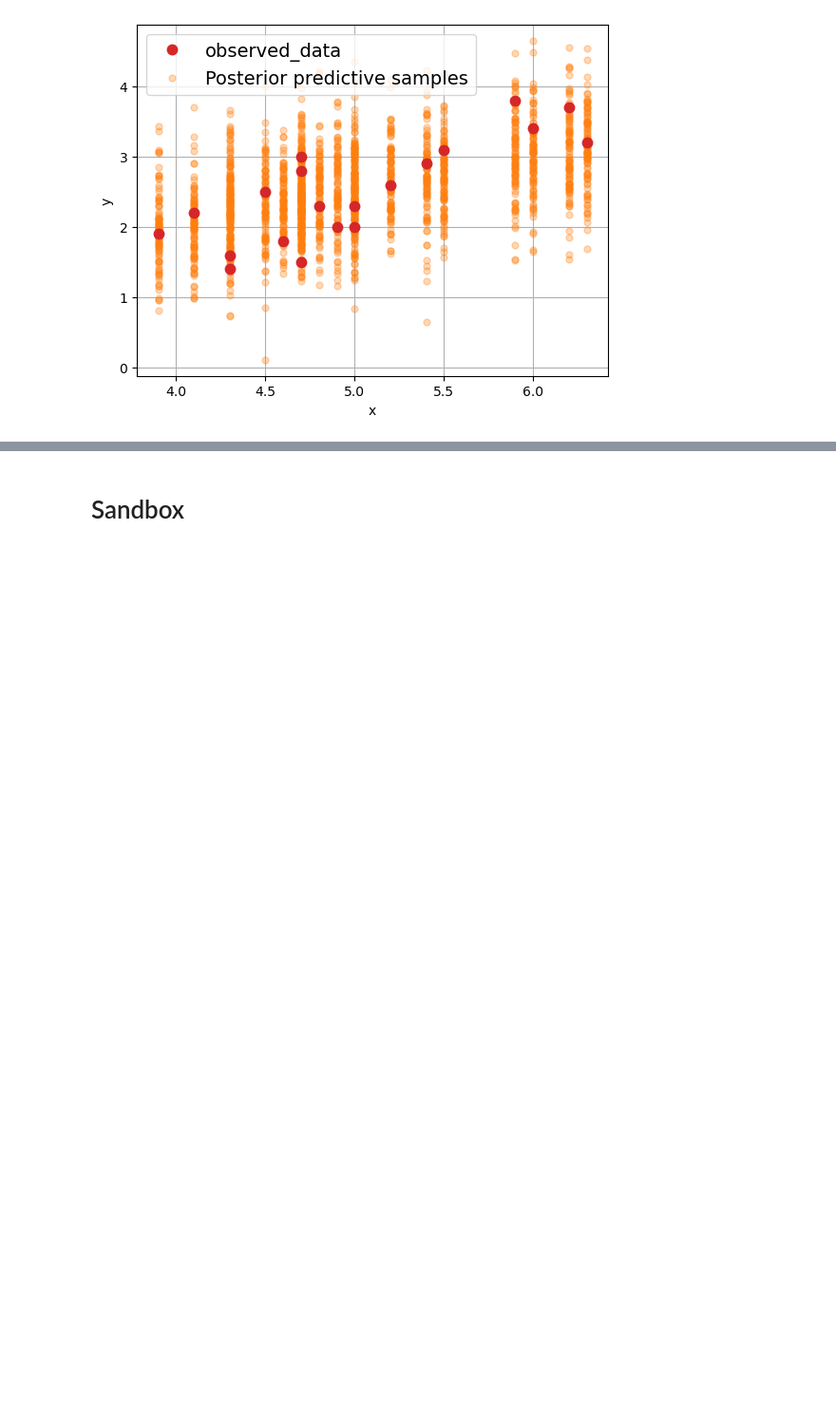
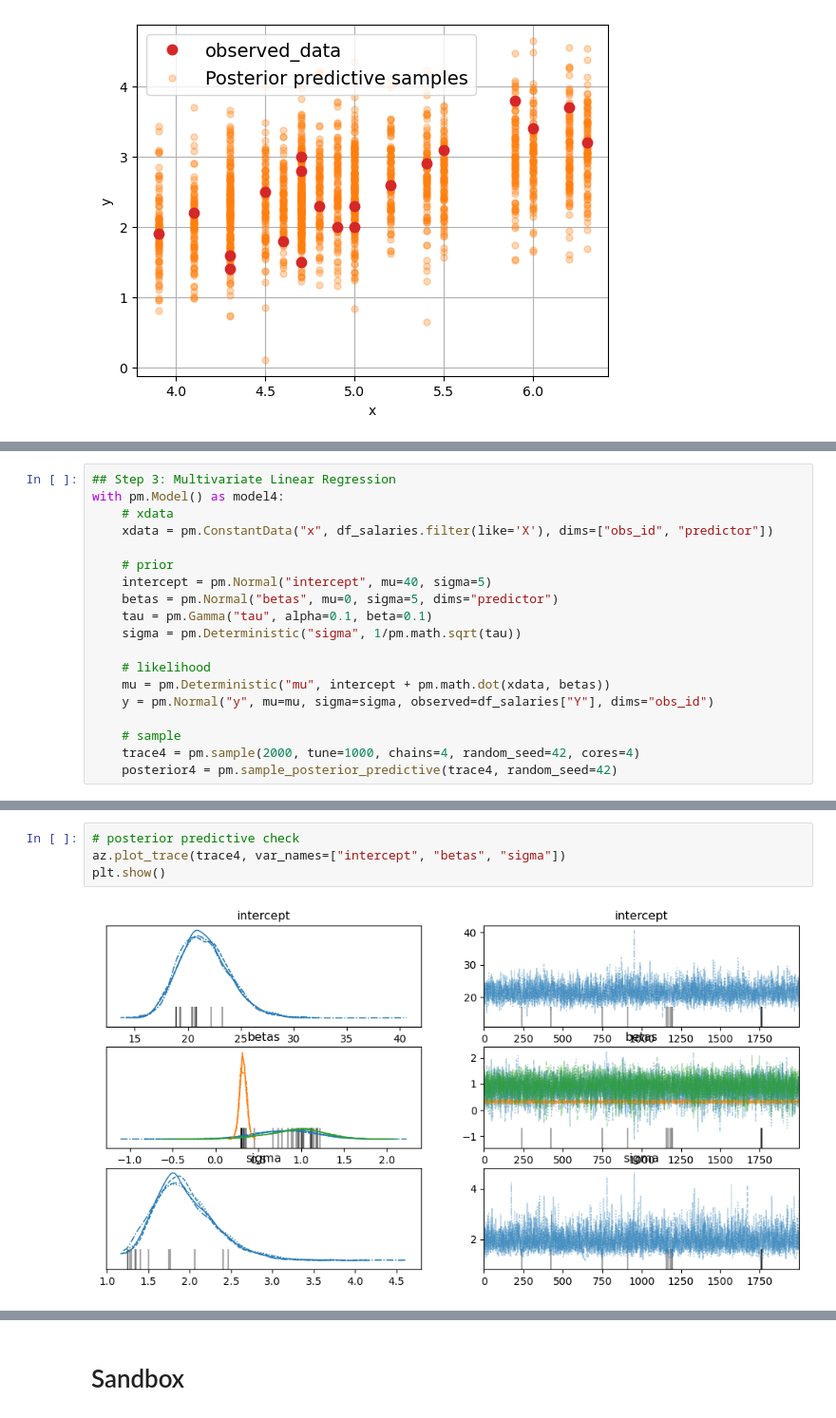
Before and after one commit to romanAVJ/glm-mds, a Jupyter notebook: exam/src/glm_roman_exam.ipynb, the cells around one changed output, grey strips where cells are left out. Shown at 95% size. Drawn from its saved outputs; the diff is of its cells as text; blank space fills up the shorter version.

```diff
--- a/exam/src/glm_roman_exam.ipynb
+++ b/exam/src/glm_roman_exam.ipynb
@@ -906,0 +899,19 @@ Attributes:
+# %%
+## Step 3: Multivariate Linear Regression
+with pm.Model() as model4:
+    # xdata
+    xdata = pm.ConstantData("x", df_salaries.filter(like='X'), dims=["obs_id", "predictor"])
+
+    # prior
+    intercept = pm.Normal("intercept", mu=40, sigma=5)
+    betas = pm.Normal("betas", mu=0, sigma=5, dims="predictor")
+    tau = pm.Gamma("tau", alpha=0.1, beta=0.1)
+    sigma = pm.Deterministic("sigma", 1/pm.math.sqrt(tau))
+
+    # likelihood
+    mu = pm.Deterministic("mu", intercept + pm.math.dot(xdata, betas))
+    y = pm.Normal("y", mu=mu, sigma=sigma, observed=df_salaries["Y"], dims="obs_id")
+
+    # sample
+    trace4 = pm.sample(2000, tune=1000, chains=4, random_seed=42, cores=4)
+    posterior4 = pm.sample_posterior_predictive(trace4, random_seed=42)
@@ -906,0 +937,6 @@ Attributes:
+# %%
+# posterior predictive check
+az.plot_trace(trace4, var_names=["intercept", "betas", "sigma"])
+plt.show()
+# %% [output]
+[figure, added]
```
Also changed, not shown: parts of 19 cells of this notebook.
